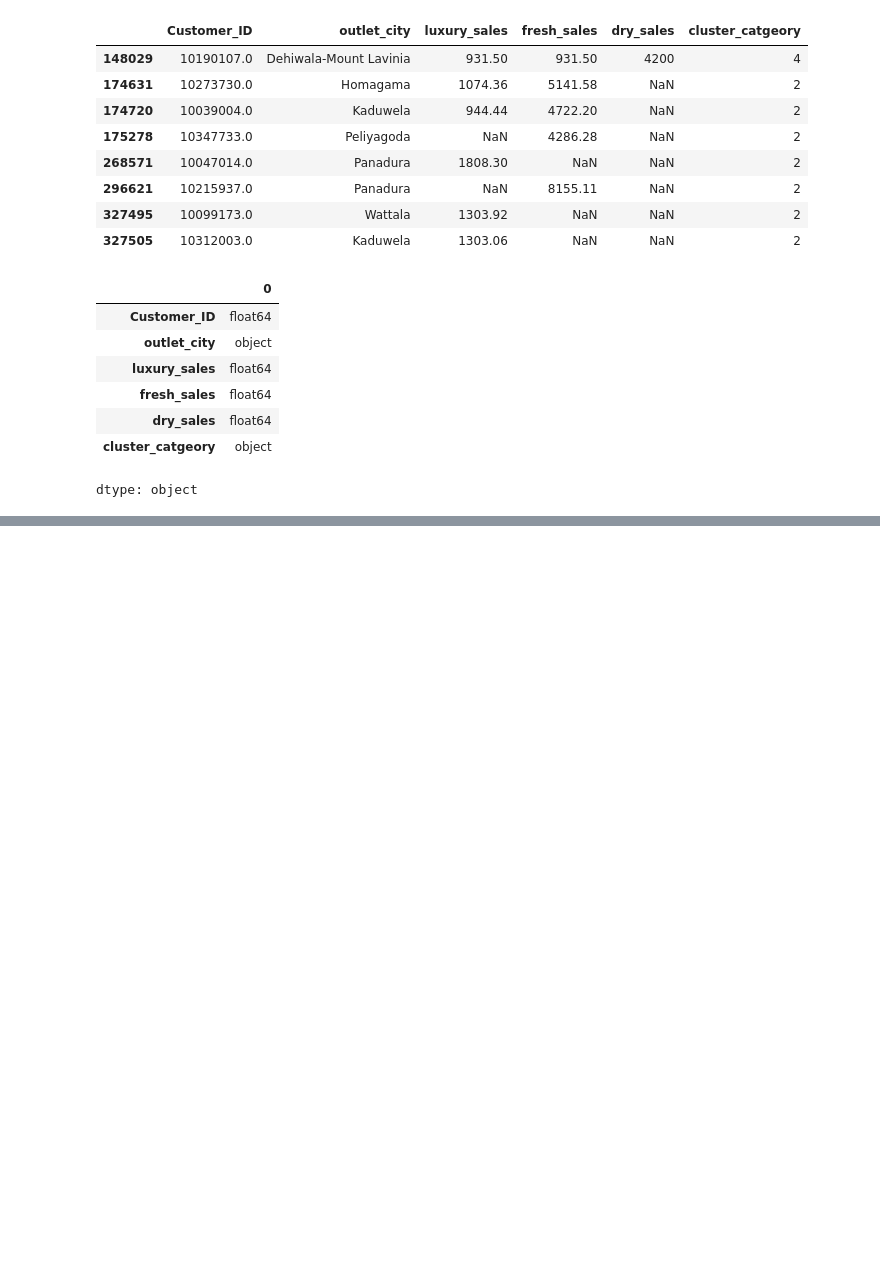
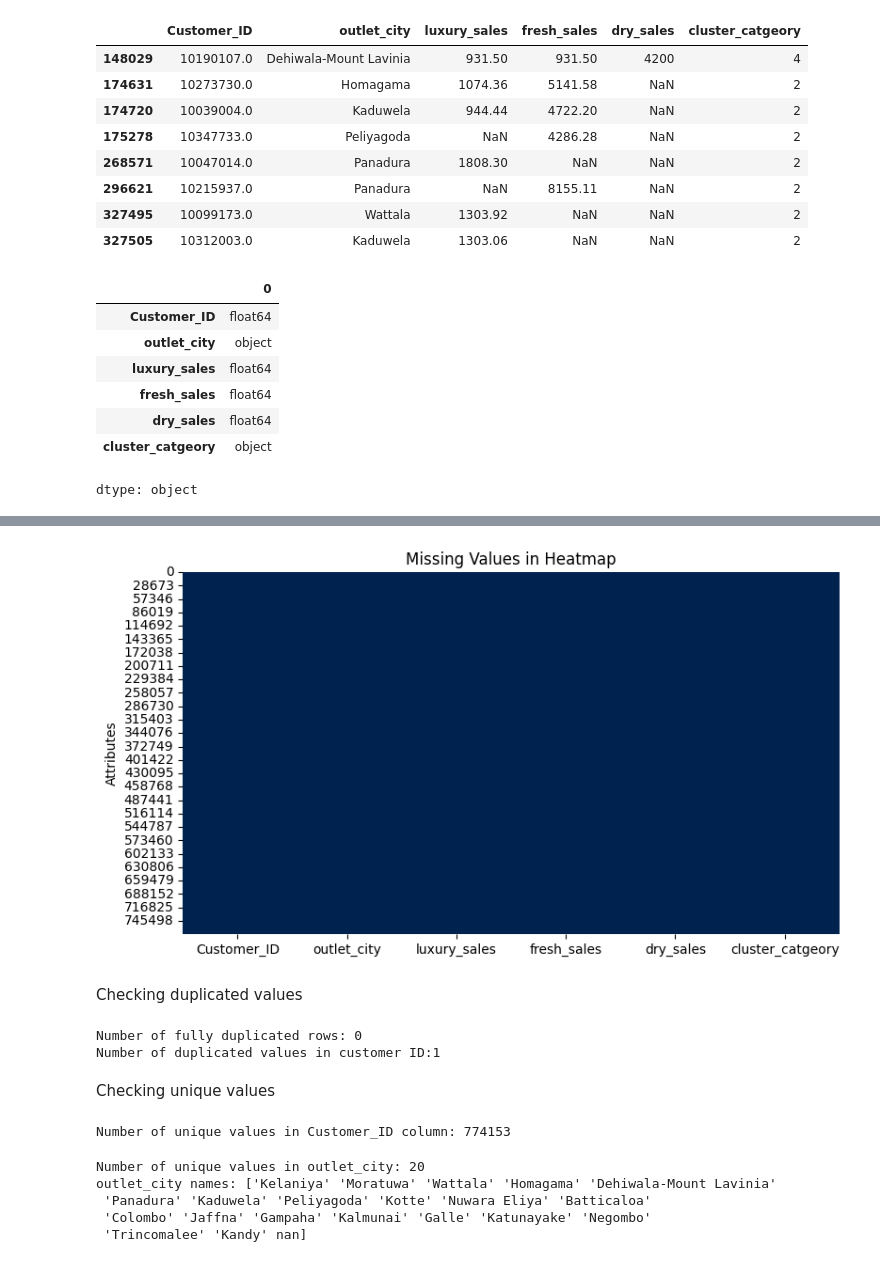
Before and after one commit to Krishnadayal/Data-Science-Project-Lifecycle, a Jupyter notebook: Finalised_Train.ipynb, the cells around one changed output, grey strips where cells are left out. Saved outputs shown, nothing was run; the diff lists cells and outputs as text; code cells hidden in the pictures; blank space fills up the shorter version.

```diff
--- a/Finalised_Train.ipynb
+++ b/Finalised_Train.ipynb
@@ -277,0 +291,31 @@ dtype: object
+# %%
+plt.figure(figsize=(9, 5))
+sns.heatmap(data = train_data.isnull(), cmap ='cividis', cbar = False)
+plt.title('Missing Values in Heatmap')
+plt.ylabel('Attributes')
+plt.show()
+# %% [output]
+[figure, added]
+# %% [markdown]
+Checking duplicated values
+# %%
+print(f'Number of fully duplicated rows: {train_data.duplicated().sum()}')  # Count of fully duplicated rows
+print(f'Number of duplicated values in customer ID:{(train_data["Customer_ID"].duplicated().sum())}')  # Count of duplicate customer IDs
+# %% [output]
+Number of fully duplicated rows: 0
+Number of duplicated values in customer ID:1
+# %% [markdown]
+Checking unique values
+# %%
+print(f"Number of unique values in Customer_ID column: {train_data['Customer_ID'].nunique()}")
+# %% [output]
+Number of unique values in Customer_ID column: 774153
+# %%
+print(f"Number of unique values in outlet_city: {train_data['outlet_city'].nunique()}")
+print(f"outlet_city names: {train_data['outlet_city'].unique()}")
+# %% [output]
+Number of unique values in outlet_city: 20
+outlet_city names: ['Kelaniya' 'Moratuwa' 'Wattala' 'Homagama' 'Dehiwala-Mount Lavinia'
+ 'Panadura' 'Kaduwela' 'Peliyagoda' 'Kotte' 'Nuwara Eliya' 'Batticaloa'
+ 'Colombo' 'Jaffna' 'Gampaha' 'Kalmunai' 'Galle' 'Katunayake' 'Negombo'
+ 'Trincomalee' 'Kandy' nan]
```
Also changed, not shown: parts of 3 cells of this notebook.
